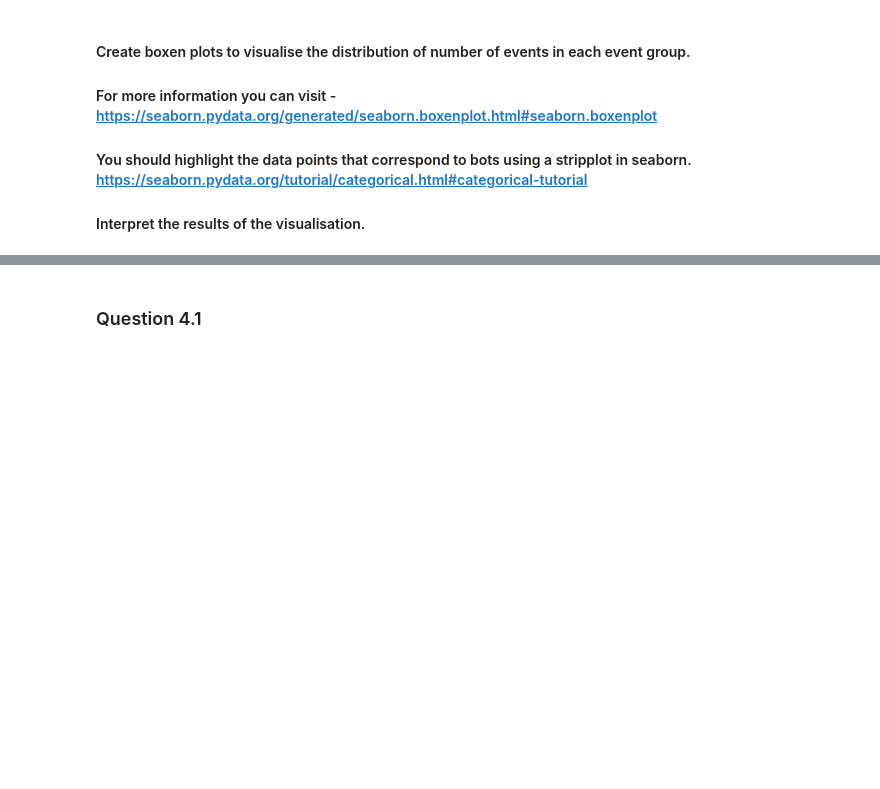
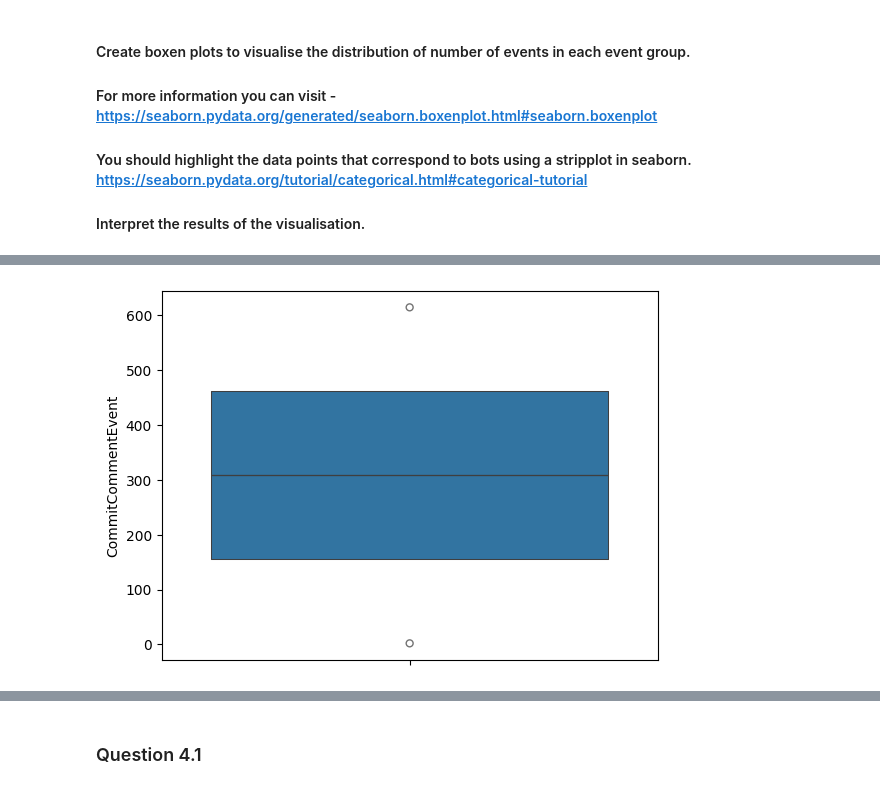
Before and after one commit to amanzio/Software_Evolution_TP_bots, a Jupyter notebook: TP_bots_template.ipynb, the cells around one changed output, grey strips where cells are left out. Saved outputs shown, nothing was run; the diff lists cells and outputs as text; code cells hidden in the pictures; blank space fills up the shorter version.

```diff
--- a/TP_bots_template.ipynb
+++ b/TP_bots_template.ipynb
@@ -657,4 +669,8 @@ The fork event, the gollum event and watch event are less frequent than other ev
 # %%
 # YOUR CODE BELOW - Visualise number of events from commit event group
+sns.boxenplot(data=count_df, y='CommitCommentEvent')
+plt.show()
+# %% [output]
+[figure, added]
 # %%
 # YOUR CODE BELOW - Visualise number of events from repo event group
```
Also changed, not shown: parts of 7 cells of this notebook.
